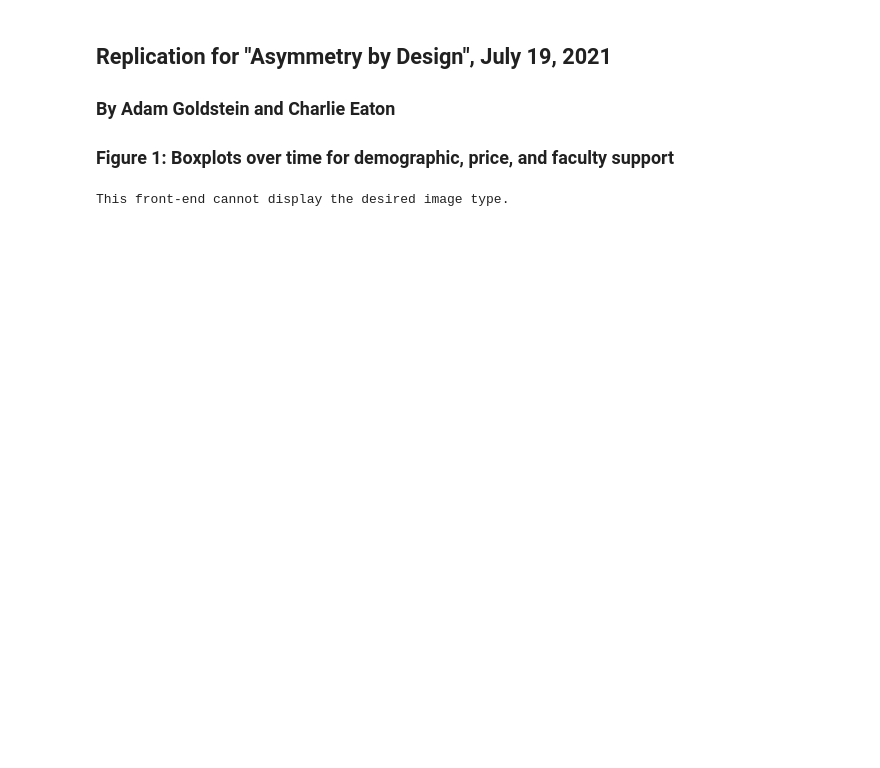
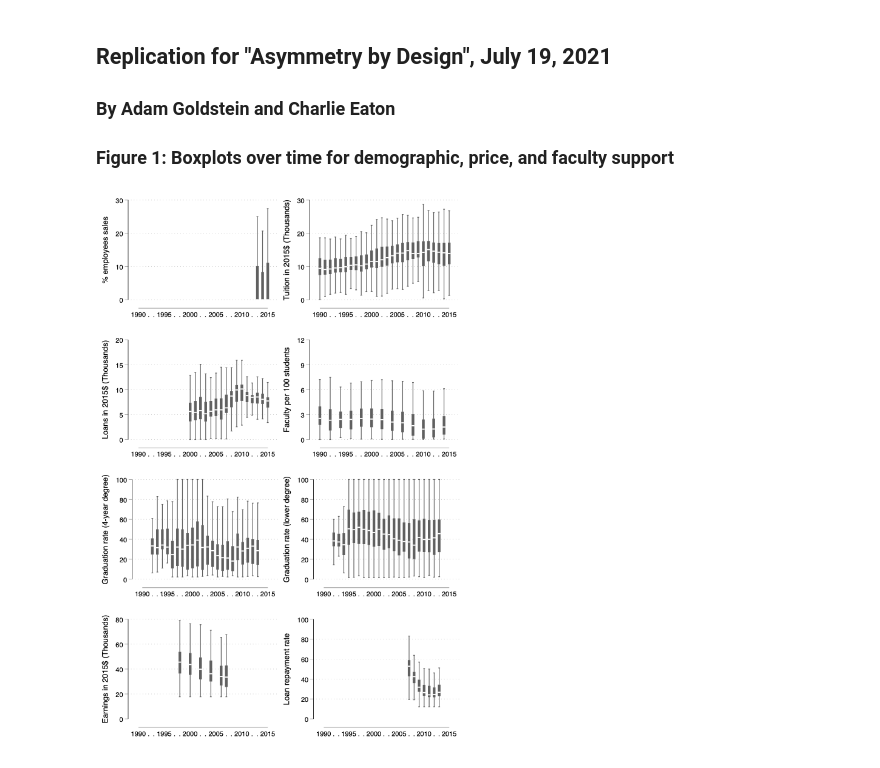
Before and after one commit to HigherEdData/Asymmetry-by-Design, a Jupyter notebook: f1_predationovertime.ipynb, the cells around one changed output. Cells and saved outputs as stored; diff of their text form; code cells hidden in the pictures; blank space fills up the shorter version.

```diff
--- a/f1_predationovertime.ipynb
+++ b/f1_predationovertime.ipynb
@@ -28,53 +34,50 @@ label define year 1990 "1990" 1991 "." 1992 "." 1993 "." 1994 "." 1995 "1995" //
 2006 "." 2007 "." 2006 "." 2007 "." 2008 "." 2009  "." 2010 "2010" 2011 "." ///
 2012 "." 2013 "." 2014 "." 2015 "2015"
 
-/*label val year year
+label val year year
+
 label var tuitionall_c "Tuition in 2015$ (Thousands)"
 label var loan_amount_borrower_c "Loans in 2015$ (Thousands)"
-label var black_share "Share students Black"
 label var ft_faculty_per_100fte "Faculty per 100 students"
-label var grad_rate_150_p "Graduation rate"
 label var grad_rate_150_p2yr "Graduation rate (lower degree)"
 label var grad_rate_150_p4yr "Graduation rate (4-year degree)"
-label var fracsales2 "Share employees in sales"
-    */
 
-foreach var in tuitionall_c ///
-grad_rate_150_p4yr grad_rate_150_p2yr {
+foreach var in tuitionall_c grad_rate_150_p4yr grad_rate_150_p2yr {
+
 quietly graph box `var' [aweight=all_under], over(year) name(`var', replace) nooutsides note(" ")
-}
+    }
 
 quietly graph box ft_faculty_per_100fte [aweight=all_under], ylab(0(3)12) over(year) name(ft_faculty_per_100fte, replace) nooutsides note(" ")
 
 quietly graph box loan_amount_borrower_c [aweight=all_under], ylab(0(5)20) over(year) name(loan_amount_borrower_c, replace) nooutsides note(" ")
 
 quietly graph box fracsales [aweight=all_under],  over(year) name(fracsales, replace) nooutsides note(" ")
 
 use data/d_opeidasymmetry, clear
 drop if multi_brand==.
 drop if year<1990 | year>2015
 
 label var rpy_3yr_rt_supp "Loan repayment rate"
 label var mn_earn_wne_p6_c "Earnings in 2015$ (Thousands)"
 
 label define year 1990 "1990" 1991 "." 1992 "." 1993 "." 1994 "." 1995 "1995" ///
 1996 "." 1997 "." 1998 "." 1999 "." 2000 "2000" 2001 "." 2002 "." 2003 "." 2004 "." 2005 "2005" ///
 2006 "." 2007 "." 2006 "." 2007 "." 2008 "." 2009  "." 2010 "2010" 2011 "." ///
 2012 "." 2013 "." 2014 "." 2015 "2015"
 label val year year
-quietly graph box rpy_3yr_rt_supp [aweight=all_under], ylab(0(.2)1) over(year) name(rpy_3yr_rt_supp, replace) nooutsides note(" ")
+quietly graph box rpy_3yr_rt_supp [aweight=all_under], ylab(0(20)100) over(year) name(rpy_3yr_rt_supp, replace) nooutsides note(" ")
 quietly graph box mn_earn_wne_p6_c [aweight=all_under], ylab(0(20)80) over(year) name(mn_earn_wne_p6_c, replace) nooutsides note(" ")
 
 graph combine fracsales tuitionall_c loan_amount_borrower_c ft_faculty_per_100fte ///
 grad_rate_150_p4yr  grad_rate_150_p2yr mn_earn_wne_p6_c rpy_3yr_rt_supp, cols(2) ///
 xcommon xsize(6.5) ysize(10) graphregion(margin(zero)) imargin(zero) ///
 name(outcomes, replace)
 
 quietly graph export "figures/f1_predationboxplotsovertime.pdf", replace
 
 }
 # %% [output]
-This front-end cannot display the desired image type.
+[figure, added]
 # %%
 quietly use data/d_unitidasymmetry, clear
 sum grad_rate_150_p4yr if year==2013, detail
```
Also changed, not shown: parts of 3 cells of this notebook, 20 other files.
